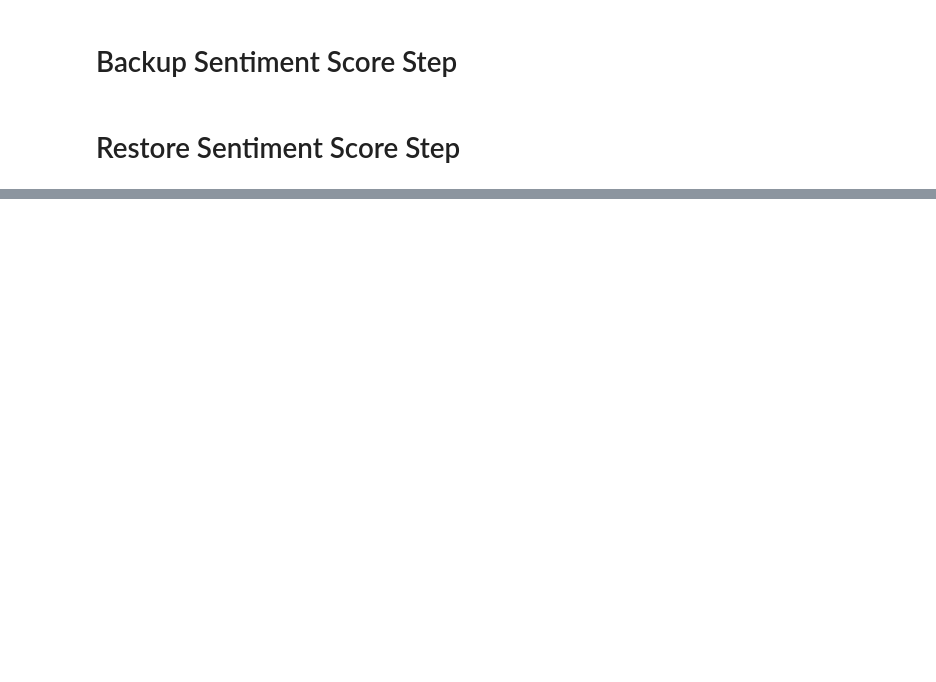
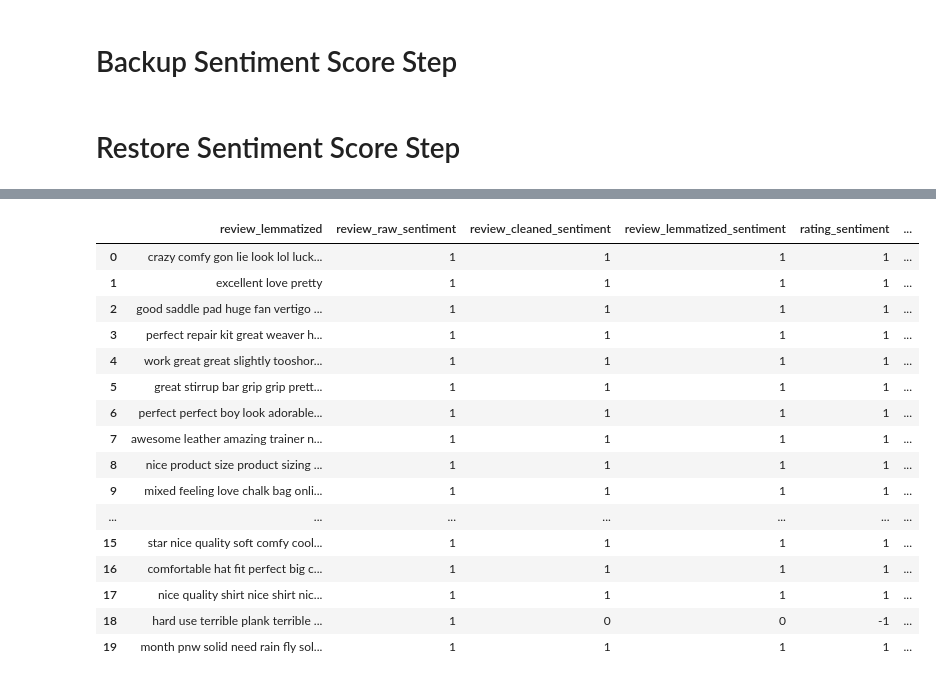
Before and after one commit to learninq/Master-Thesis-Sentiment-Analysis, a Jupyter notebook: 01.sentiment_analysis_dev.ipynb, the cells around one changed output, grey strips where cells are left out. Saved outputs shown, nothing was run; the diff lists cells and outputs as text; code cells hidden in the pictures; blank space fills up the shorter version.

```diff
--- a/01.sentiment_analysis_dev.ipynb
+++ b/01.sentiment_analysis_dev.ipynb
@@ -749,0 +689,3 @@ df.to_json(f"{data_path}/Reviews_Sentiment_Min.zip",  orient="records", lines=Tr
+# %%
+%time
+df["neutral_count"] = 4 - (df[sentiment_columns] ** 2).sum(axis="columns")
@@ -749,0 +695,5 @@ df.to_json(f"{data_path}/Reviews_Sentiment_Min.zip",  orient="records", lines=Tr
+# %%
+penalty = -0.1
+# %%
+%time
+df["adjusted_total_points"] = df["total_points"] * (1 + df["neutral_count"] * penalty)
@@ -749,0 +703,3 @@ df.to_json(f"{data_path}/Reviews_Sentiment_Min.zip",  orient="records", lines=Tr
+# %%
+%time
+df["final_sentiment"] = df["adjusted_total_points"].map(lambda x: 1 if x >= 0.9 else -1 if x <= -0.9 else 0)
@@ -749,0 +709,20 @@ df.to_json(f"{data_path}/Reviews_Sentiment_Min.zip",  orient="records", lines=Tr
+# %%
+df.head(20)
+# %% [output]
+|  | review_lemmatized | review_raw_sentiment | review_cleaned_sentiment | review_lemmatized_sentiment | rating_sentiment | ... |
+| 0 | crazy comfy gon lie look lol luck... | 1 | 1 | 1 | 1 | ... |
+| 1 | excellent love pretty | 1 | 1 | 1 | 1 | ... |
+| 2 | good saddle pad huge fan vertigo ... | 1 | 1 | 1 | 1 | ... |
+| 3 | perfect repair kit great weaver h... | 1 | 1 | 1 | 1 | ... |
+| 4 | work great great slightly tooshor... | 1 | 1 | 1 | 1 | ... |
+| 5 | great stirrup bar grip grip prett... | 1 | 1 | 1 | 1 | ... |
+| 6 | perfect perfect boy look adorable... | 1 | 1 | 1 | 1 | ... |
+| 7 | awesome leather amazing trainer n... | 1 | 1 | 1 | 1 | ... |
+| 8 | nice product size product sizing ... | 1 | 1 | 1 | 1 | ... |
+| 9 | mixed feeling love chalk bag onli... | 1 | 1 | 1 | 1 | ... |
+| ... | ... | ... | ... | ... | ... | ... |
+| 15 | star nice quality soft comfy cool... | 1 | 1 | 1 | 1 | ... |
+| 16 | comfortable hat fit perfect big c... | 1 | 1 | 1 | 1 | ... |
+| 17 | nice quality shirt nice shirt nic... | 1 | 1 | 1 | 1 | ... |
+| 18 | hard use terrible plank terrible ... | 1 | 0 | 0 | -1 | ... |
+| 19 | month pnw solid need rain fly sol... | 1 | 1 | 1 | 1 | ... |
```
Also changed, not shown: parts of 32 cells of this notebook.
